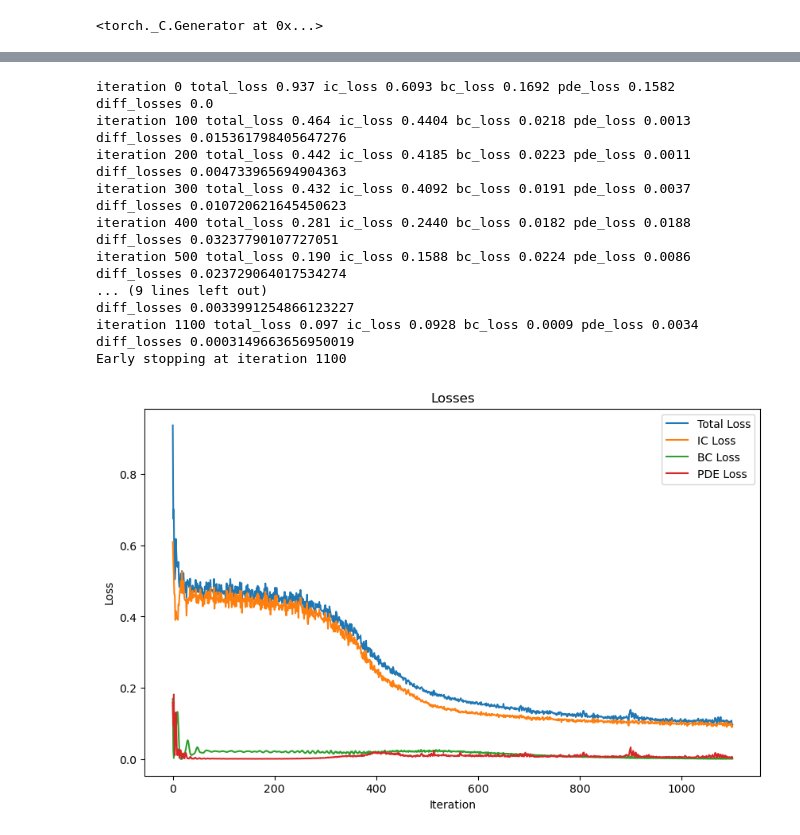
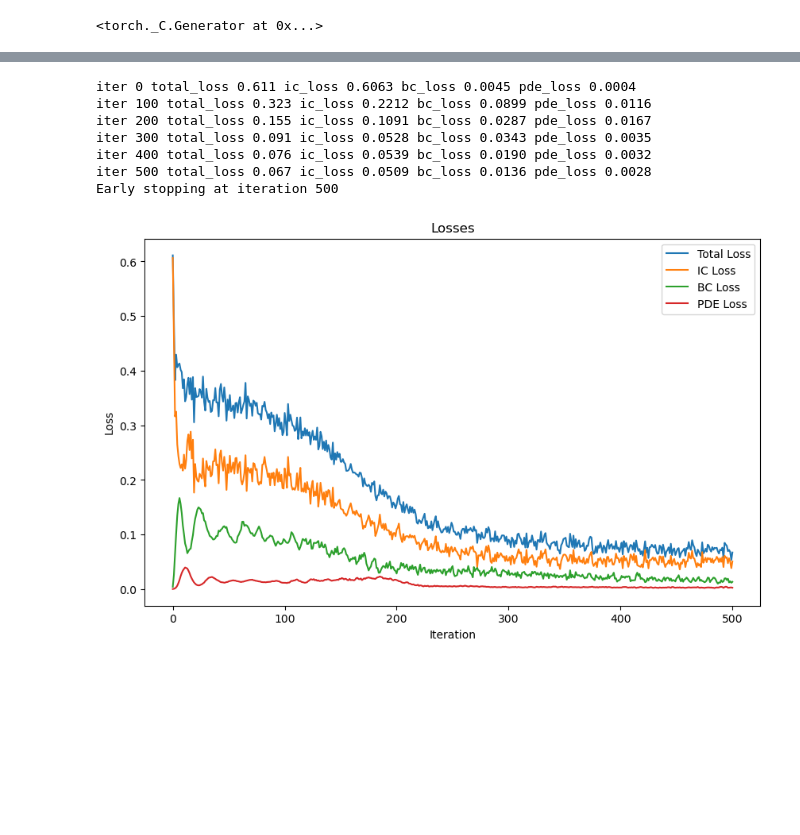
Before and after one commit to imriaharoni/PINN_Workshop, a Jupyter notebook: PINN_1D_Heat_Eq_Workshop_V2.ipynb, the cells around one changed output, grey strips where cells are left out. Cells and saved outputs as stored; diff of their text form; code cells hidden in the pictures; blank space fills up the shorter version.

```diff
--- a/PINN_1D_Heat_Eq_Workshop_V2.ipynb
+++ b/PINN_1D_Heat_Eq_Workshop_V2.ipynb
@@ -98,7 +163,9 @@ def pde(x,t,model):
     heat_eq_residual = alpha * u_xx - u_t
     return heat_eq_residual
 # %%
-def train_PINN(model, num_iterations, num_points,loss_weights = {'ic': 1, 'bc': 1, 'pde': 1},patience = 0.0001, print_loss = True):
+def train_PINN(model, num_iterations, num_domain_points, num_boundary_points, initial_condition=i_c_sin,
+               loss_weights = {'ic': 1, 'bc': 1, 'pde': 1},patience = 0.0001, print_loss = True):
+
     optimizer = optim.Adam(model.parameters(), lr=0.001)
     ic_losses = []
     bc_losses = []
@@ -111,19 +178,16 @@ def train_PINN(model, num_iterations, num_points,loss_weights = {'ic': 1, 'bc':
     for  iteration in range(num_iterations):
         optimizer.zero_grad()
 
-        x,t = generate_training_data(num_points)
+        x_domain, t_domain= generate_domain_points(num_domain_points)
 
-        x_b,t_b = generate_boundary_training_data(num_points)
+        x_boundary, t_boundary, u_boundary = generate_boundary_data(num_boundary_points, boundary_value=0)
 
-        t_intial = torch.zeros_like(t)
-        u_intial = initial_condition_block(x,width = 0.5, center = 0.5, high_temp = 1.0, low_temp = 0.0)
-        custom_value = 0
-        u_boundary_x = boundary_condition(x_b,t_b,custom_value)
+        x_initial, t_initial, u_initial = generate_initial_data(num_boundary_points, initial_condition)
 
-        residual = pde(x,t,model)
+        residual = pde(x_domain,t_domain,model)
 
-        ic_loss= nn.MSELoss()(u_intial, model(torch.cat([x,t_intial], dim=1))) * w_ic
-        bc_loss = nn.MSELoss()(u_boundary_x, model(torch.cat([x_b,t_b], dim=1))) * w_bc
+        ic_loss= nn.MSELoss()(u_initial, model(torch.cat([x_initial, t_initial], dim=1))) * w_ic
+        bc_loss = nn.MSELoss()(u_boundary, model(torch.cat([x_boundary, t_boundary], dim=1))) * w_bc
         pde_loss = nn.MSELoss()(residual, torch.zeros_like(residual)) * w_pde
         loss = ic_loss + bc_loss + pde_loss
         loss.backward()
@@ -139,13 +203,13 @@ def train_PINN(model, num_iterations, num_points,loss_weights = {'ic': 1, 'bc':
         # Print loss every 100 iterations and check for early stopping
         if iteration % 100 ==0:
             if print_loss:
-                print("iteration", iteration, "total_loss", f"{loss.item():.3f}", "ic_loss", f"{ic_loss.item():.4f}", "bc_loss", f"{bc_loss.item():.4f}", "pde_loss", f"{pde_loss.item():.4f}")
+                print("iter", iteration, "total_loss", f"{loss.item():.3f}", "ic_loss", f"{ic_loss.item():.4f}", "bc_loss", f"{bc_loss.item():.4f}", "pde_loss", f"{pde_loss.item():.4f}")
 
             # Early stopping when the avrage loss over the last 10 iterations is not changing
             diff_losses = (np.mean(total_losses[-100:]) - np.mean(total_losses[-50:]))
-            print("diff_losses", diff_losses)
             if iteration > 0 and diff_losses < patience:
                 print("Early stopping at iteration", iteration)
+                # insert all losses to a dataframe
                 df = pd.DataFrame({'ic_loss': ic_losses, 'bc_loss': bc_losses, 'pde_loss': pde_losses, 'total_loss': total_losses})
                 return df
 
@@ -167,28 +231,21 @@ def plot_losses(df):
     plt.show()
 # %%
 model = PINN()
-num_iterations = 5000
-num_points = 1000
-loss_weights = {'ic': 1, 'bc': 10, 'pde': 100}
-losses = train_PINN(model,num_iterations,num_points,loss_weights=loss_weights,patience=0.001)
+losses = train_PINN(model,
+                    num_iterations = 5000,
+                    num_domain_points = 1000,
+                    num_boundary_points = 100,
+                    initial_condition=i_c_block,
+                    loss_weights= {'ic': 1, 'bc': 1, 'pde': 1},
+                    patience=0.001)
 plot_losses(losses)
 # %% [output]
-iteration 0 total_loss 0.937 ic_loss 0.6093 bc_loss 0.1692 pde_loss 0.1582
-diff_losses 0.0
-iteration 100 total_loss 0.464 ic_loss 0.4404 bc_loss 0.0218 pde_loss 0.0013
-diff_losses 0.015361798405647276
-iteration 200 total_loss 0.442 ic_loss 0.4185 bc_loss 0.0223 pde_loss 0.0011
-diff_losses 0.004733965694904363
-iteration 300 total_loss 0.432 ic_loss 0.4092 bc_loss 0.0191 pde_loss 0.0037
-diff_losses 0.010720621645450623
-iteration 400 total_loss 0.281 ic_loss 0.2440 bc_loss 0.0182 pde_loss 0.0188
-diff_losses 0.03237790107727051
-iteration 500 total_loss 0.190 ic_loss 0.1588 bc_loss 0.0224 pde_loss 0.0086
-diff_losses 0.023729064017534274
-... (9 lines left out)
-diff_losses 0.0033991254866123227
-iteration 1100 total_loss 0.097 ic_loss 0.0928 bc_loss 0.0009 pde_loss 0.0034
-diff_losses 0.0003149663656950019
-Early stopping at iteration 1100
+iter 0 total_loss 0.611 ic_loss 0.6063 bc_loss 0.0045 pde_loss 0.0004
+iter 100 total_loss 0.323 ic_loss 0.2212 bc_loss 0.0899 pde_loss 0.0116
+iter 200 total_loss 0.155 ic_loss 0.1091 bc_loss 0.0287 pde_loss 0.0167
+iter 300 total_loss 0.091 ic_loss 0.0528 bc_loss 0.0343 pde_loss 0.0035
+iter 400 total_loss 0.076 ic_loss 0.0539 bc_loss 0.0190 pde_loss 0.0032
+iter 500 total_loss 0.067 ic_loss 0.0509 bc_loss 0.0136 pde_loss 0.0028
+Early stopping at iteration 500
-[figure, old version]
+[figure, new version]
 # %%
```
Also changed, not shown: parts of 12 cells of this notebook, 7 other files.
